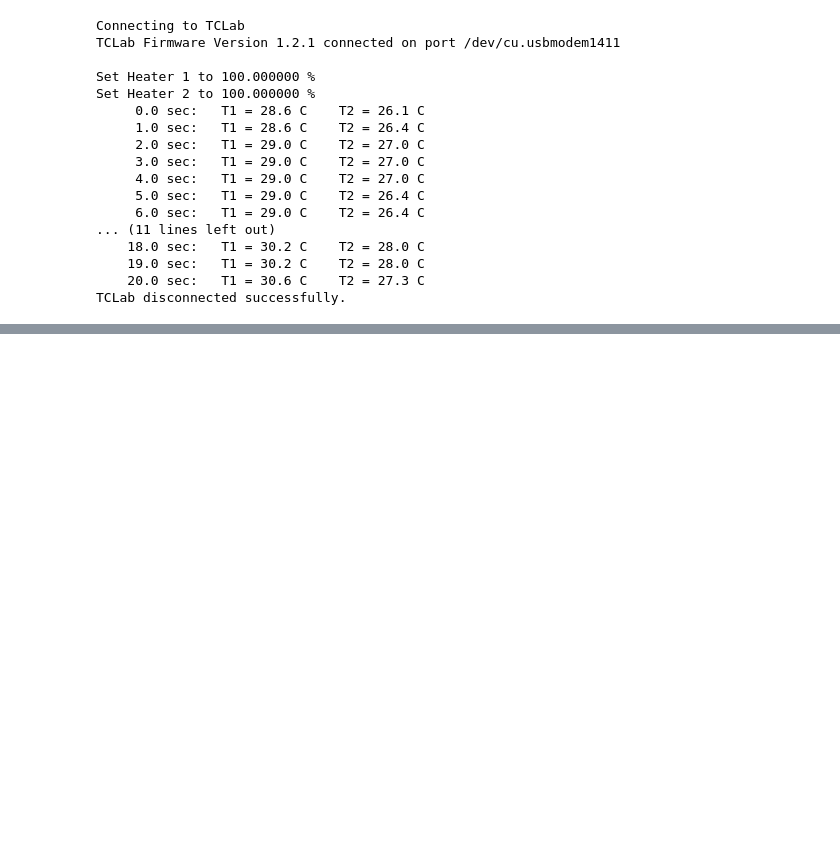
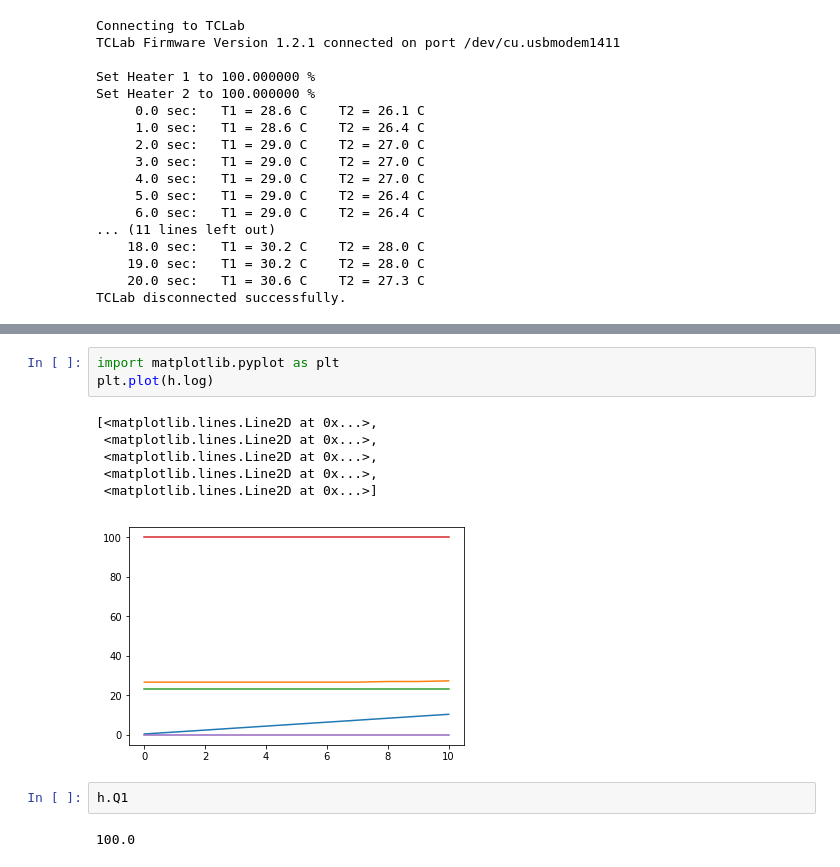
Before and after one commit to jckantor/TCLab, a Jupyter notebook: notebooks/0_TCLab_Overview.ipynb, the cells around one changed output, grey strips where cells are left out. Saved outputs shown, nothing was run; the diff lists cells and outputs as text; blank space fills up the shorter version.

```diff
--- a/notebooks/0_TCLab_Overview.ipynb
+++ b/notebooks/0_TCLab_Overview.ipynb
@@ -271,0 +300,14 @@ TCLab disconnected successfully.
+# %%
+import matplotlib.pyplot as plt
+plt.plot(h.log)
+# %% [output]
+[<matplotlib.lines.Line2D at 0x...>,
+ <matplotlib.lines.Line2D at 0x...>,
+ <matplotlib.lines.Line2D at 0x...>,
+ <matplotlib.lines.Line2D at 0x...>,
+ <matplotlib.lines.Line2D at 0x...>]
+[figure, added]
+# %%
+h.Q1
+# %% [output]
+100.0
```
Also changed, not shown: parts of 8 cells of this notebook, 2 other files.
